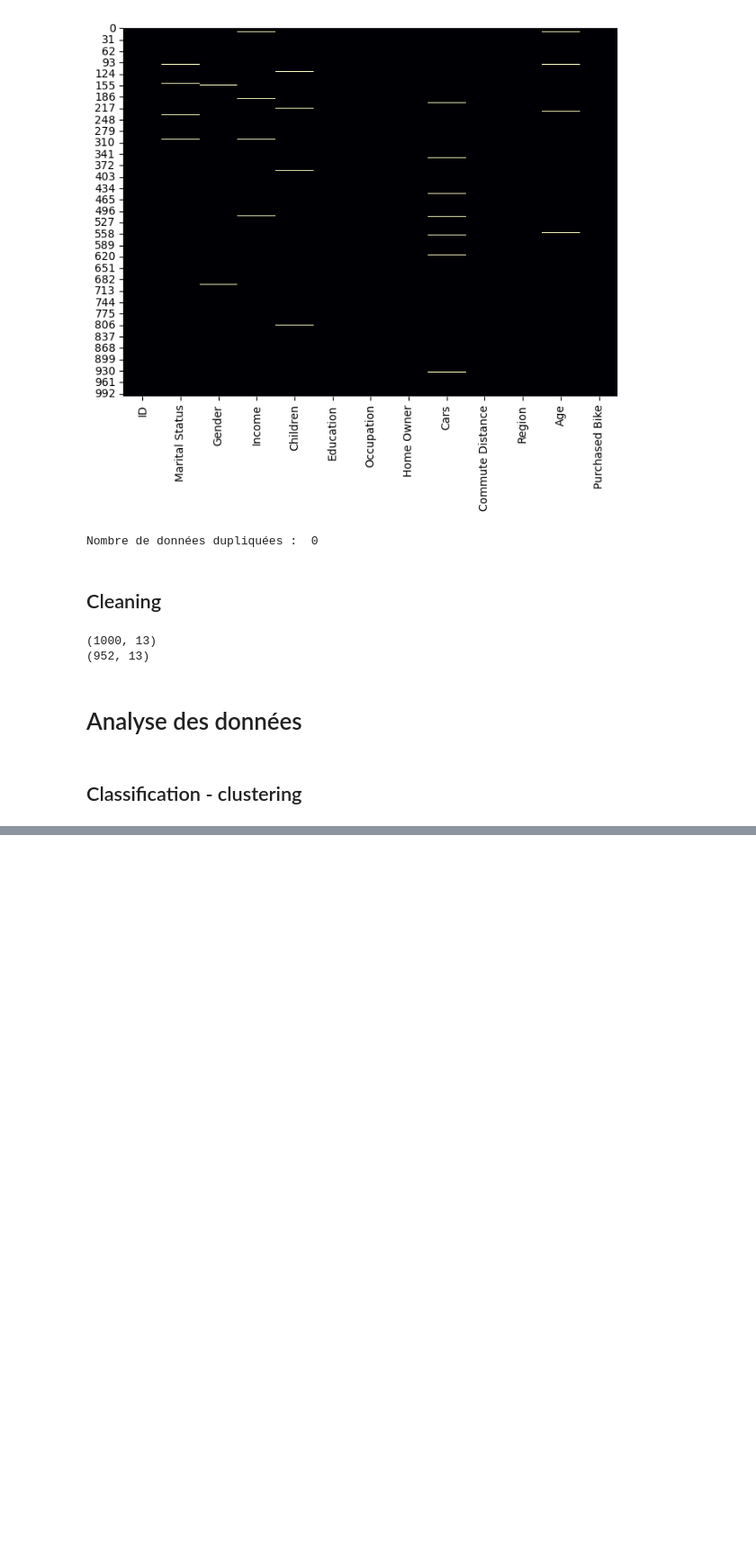
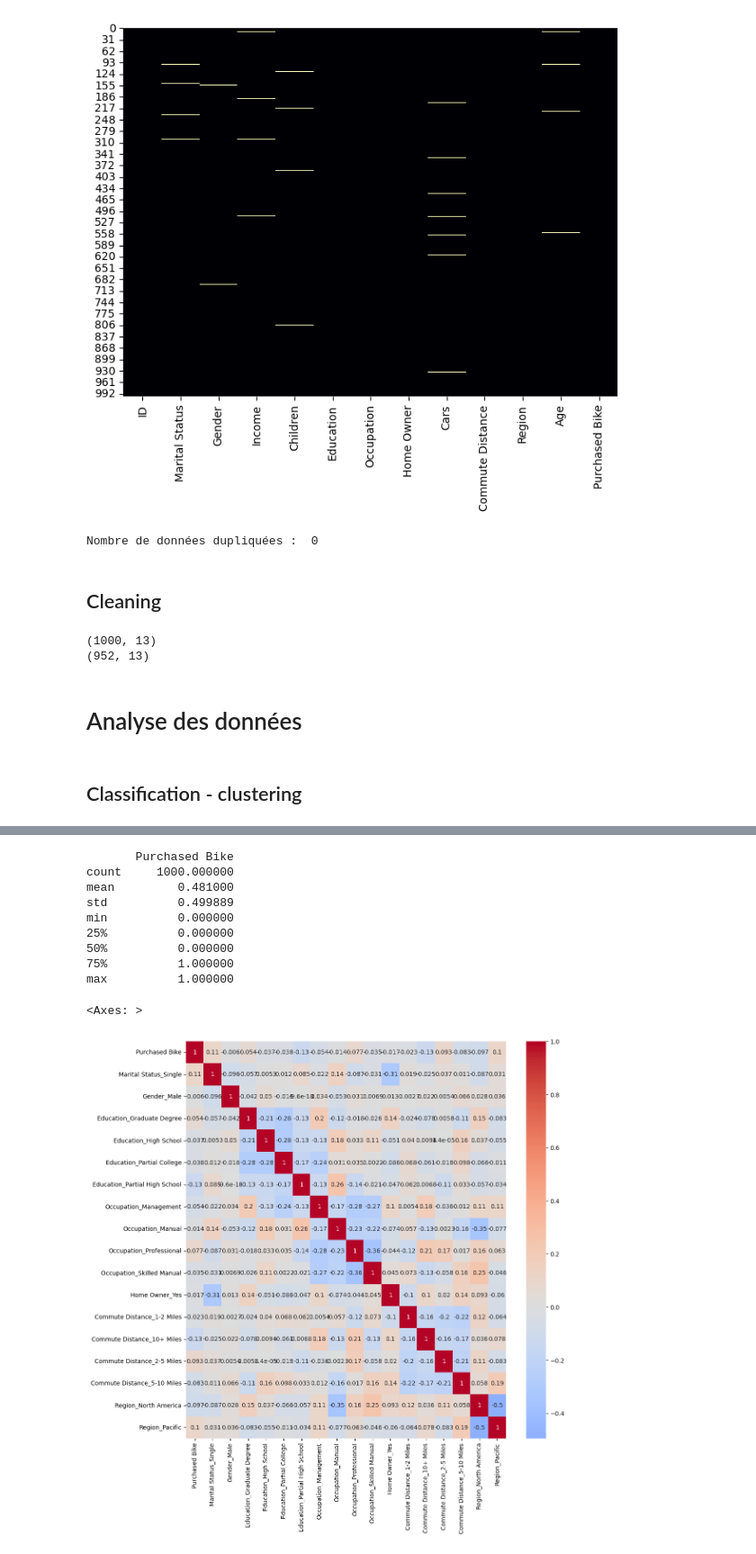
Before and after one commit to Runhilia/DataMining, a Jupyter notebook: projet.ipynb, the cells around one changed output, grey strips where cells are left out. Shown at 90% size. Drawn from its saved outputs; the diff is of its cells as text; code cells hidden in the pictures; blank space fills up the shorter version.

```diff
--- a/projet.ipynb
+++ b/projet.ipynb
@@ -154,0 +193,26 @@ df = clustering(df_dropped)
+# %%
+# transformation des valeurs catégorielles en valeurs numériques
+df_encoded = pd.get_dummies(df, drop_first=True)
+df_encoded = df_encoded.drop('ID', axis=1)
+
+# suppresion valeur numérique
+df_encoded = df_encoded.drop('Income', axis=1)
+df_encoded = df_encoded.drop('Children', axis=1)
+df_encoded = df_encoded.drop('Cars', axis=1)
+df_encoded = df_encoded.drop('Age', axis=1)
+
+print(df_encoded.describe())
+plt.figure(figsize=(12, 12))
+sns.heatmap(df_encoded.corr(), annot=True, cmap='coolwarm', center=0)
+# %% [output]
+       Purchased Bike
+count     1000.000000
+mean         0.481000
+std          0.499889
+min          0.000000
+25%          0.000000
+50%          0.000000
+75%          1.000000
+max          1.000000
+<Axes: >
+[figure, added]
```
Also changed, not shown: parts of 5 cells of this notebook, 4 other files.
